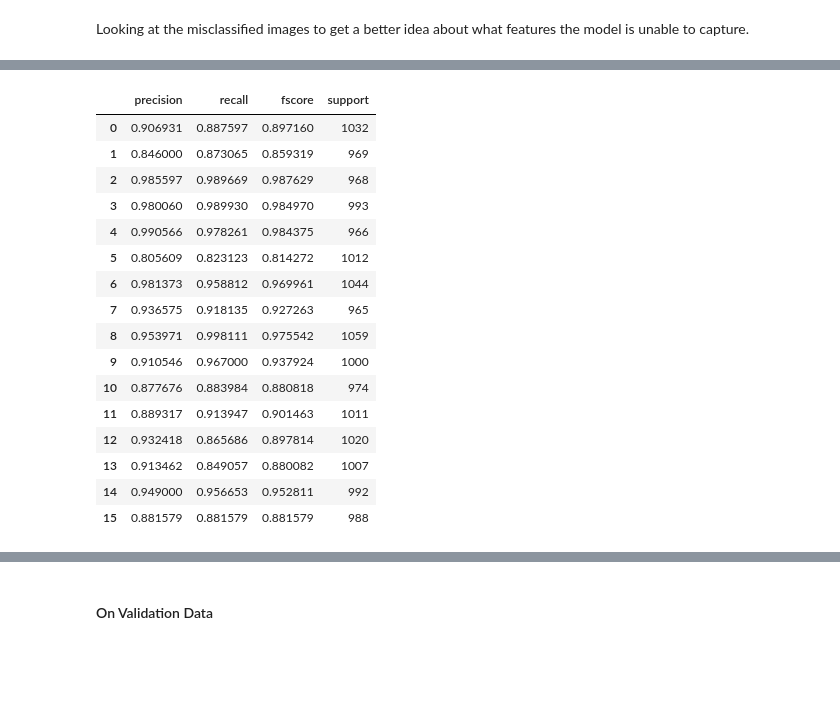
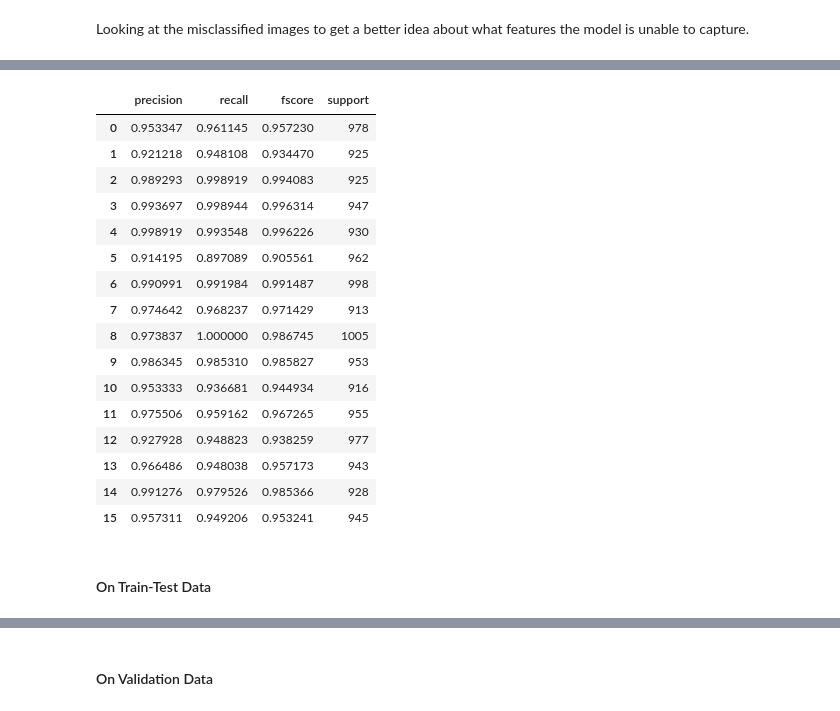
Before and after one commit to RishiDarkDevil/Document-Classification, a Jupyter notebook: EfficientNet-kPiece-Model.ipynb, the cells around one changed output, grey strips where cells are left out. Cells and saved outputs as stored; diff of their text form; code cells hidden in the pictures; blank space fills up the shorter version.

```diff
--- a/EfficientNet-kPiece-Model.ipynb
+++ b/EfficientNet-kPiece-Model.ipynb
@@ -445,19 +706,19 @@ The fine-tuning part of our model.
 # %%
 def ftmodel():
     inputs = Input(shape=(6*1280))
-    x = BatchNormalization()(inputs)
+    x = Flatten()(inputs)
+    x = BatchNormalization()(x)
 
-    top_dropout_rate = 0.2
-    x = Dropout(top_dropout_rate, name='top_dropout_1')(x)
-    x = Dense(2048, name='top_dense_1', kernel_initializer="he_normal", kernel_regularizer=l2(1e-4))(x)
+    top_dropout_rate = 0.3
+    # x = Dropout(top_dropout_rate, name='top_dropout_1')(x)
+    # x = Dense(1024, name='top_dense_1', kernel_initializer="he_normal", kernel_regularizer=l2(5e-5), activation='relu')(x)
+    # x = BatchNormalization()(x)
     x = Dropout(top_dropout_rate, name='top_dropout_2')(x)
-    x = Dense(1024, name='top_dense_2', kernel_initializer="he_normal", kernel_regularizer=l2(1e-4))(x)
-    x = Dropout(top_dropout_rate, name='top_dropout_3')(x)
-    x = Dense(512, name='top_dense_3', kernel_initializer="he_normal", kernel_regularizer=l2(1e-4))(x)
-    x = Dropout(top_dropout_rate, name='top_dropout_final')(x)
-    outputs = Dense(16, activation='softmax', name='pred')(x)
+    # x = Dense(512, name='top_dense_2', kernel_initializer="he_normal", kernel_regularizer=l2(5e-5), activation='relu')(x)
+    # x = BatchNormalization()(x)
+    outputs = Dense(16, activation='softmax', name='pred', kernel_regularizer=l2(5e-5))(x)
 
-    model1 = tf.keras.Model(inputs, outputs, name='EfficientNet-kPiece-FineTune')
+    model1 = tf.keras.Model(inputs, outputs, name='EfficientNet-FineTune')
     return model1
 # %%
 model1 = ftmodel()
@@ -487,15 +751,16 @@ The fine-tuning will be done on the EfficientNet's $1280D$ representation vector
 # %%
 model1.compile(loss = 'sparse_categorical_crossentropy', metrics = ['accuracy'], optimizer = Adam(learning_rate = 0.0003))
 # %%
-# EPOCHS = 2000
-# checkpoint_filepaths = ['./Models/EfficientNet-kP/auto-EffNet-FT-model-weight']
-# model_checkpoint_callback = [tf.keras.callbacks.ModelCheckpoint(
-#     filepath=checkpoint_filepath,
-#     save_weights_only=True,
-#     monitor = "loss",
-#     mode='min',
-#     save_best_only=True) for checkpoint_filepath in checkpoint_filepaths]
+EPOCHS = 2000
+checkpoint_filepaths = ['./Models/EfficientNet-kP/auto-EffNet-FT-model-weight']
+model_checkpoint_callback = [tf.keras.callbacks.ModelCheckpoint(
+    filepath=checkpoint_filepath,
+    save_weights_only=True,
+    monitor = "loss",
+    mode='min',
+    save_best_only=True) for checkpoint_filepath in checkpoint_filepaths]
 # %%
+history = model1.fit(fine_tune_data_train, fine_tune_labels_train, epochs=EPOCHS, batch_size=800, validation_data=(fine_tune_data_test, fine_tune_labels_test), validation_batch_size=800, callbacks=[model_checkpoint_callback])
 # history = model1.fit(fine_tune_data, fine_tune_labels, epochs=EPOCHS, batch_size=1600, callbacks=[model_checkpoint_callback])
-# model1.save_weights("./Models/EfficientNet-kP/effnet-kp-model-weights")
+model1.save_weights("./Models/EfficientNet-kP/effnet-kp-model-weights")
 model1.load_weights('./Models/EfficientNet-kP/effnet-kp-model-weights')
@@ -519,5 +810,5 @@ model1.load_weights('./Models/EfficientNet-kP/effnet-kp-model-weights')
 # %% [markdown]
 Now, after the model is being trained, we will look at the performance of the model on the training set.
 # %%
-train_preds = model1.predict(fine_tune_data)
+train_preds = model1.predict(fine_tune_data_train)
 # %% [output]
@@ -554,26 +846,28 @@ mis_train_data
 # %%
-precision, recall, fscore, support = score(labels['label'], train_pred_labels)
+precision, recall, fscore, support = score(train_labels['label'], train_pred_labels)
 pd.DataFrame({
     'precision': precision,
     'recall': recall,
     'fscore': fscore,
     'support': support
 })
 # %% [output]
 |  | precision | recall | fscore | support |
-| 0 | 0.906931 | 0.887597 | 0.897160 | 1032 |
-| 1 | 0.846000 | 0.873065 | 0.859319 | 969 |
-| 2 | 0.985597 | 0.989669 | 0.987629 | 968 |
-| 3 | 0.980060 | 0.989930 | 0.984970 | 993 |
-| 4 | 0.990566 | 0.978261 | 0.984375 | 966 |
-| 5 | 0.805609 | 0.823123 | 0.814272 | 1012 |
-| 6 | 0.981373 | 0.958812 | 0.969961 | 1044 |
-| 7 | 0.936575 | 0.918135 | 0.927263 | 965 |
-| 8 | 0.953971 | 0.998111 | 0.975542 | 1059 |
-| 9 | 0.910546 | 0.967000 | 0.937924 | 1000 |
-| 10 | 0.877676 | 0.883984 | 0.880818 | 974 |
-| 11 | 0.889317 | 0.913947 | 0.901463 | 1011 |
-| 12 | 0.932418 | 0.865686 | 0.897814 | 1020 |
-| 13 | 0.913462 | 0.849057 | 0.880082 | 1007 |
-| 14 | 0.949000 | 0.956653 | 0.952811 | 992 |
-| 15 | 0.881579 | 0.881579 | 0.881579 | 988 |
+| 0 | 0.953347 | 0.961145 | 0.957230 | 978 |
+| 1 | 0.921218 | 0.948108 | 0.934470 | 925 |
+| 2 | 0.989293 | 0.998919 | 0.994083 | 925 |
+| 3 | 0.993697 | 0.998944 | 0.996314 | 947 |
+| 4 | 0.998919 | 0.993548 | 0.996226 | 930 |
+| 5 | 0.914195 | 0.897089 | 0.905561 | 962 |
+| 6 | 0.990991 | 0.991984 | 0.991487 | 998 |
+| 7 | 0.974642 | 0.968237 | 0.971429 | 913 |
+| 8 | 0.973837 | 1.000000 | 0.986745 | 1005 |
+| 9 | 0.986345 | 0.985310 | 0.985827 | 953 |
+| 10 | 0.953333 | 0.936681 | 0.944934 | 916 |
+| 11 | 0.975506 | 0.959162 | 0.967265 | 955 |
+| 12 | 0.927928 | 0.948823 | 0.938259 | 977 |
+| 13 | 0.966486 | 0.948038 | 0.957173 | 943 |
+| 14 | 0.991276 | 0.979526 | 0.985366 | 928 |
+| 15 | 0.957311 | 0.949206 | 0.953241 | 945 |
+# %% [markdown]
+#### On Train-Test Data
```
Also changed, not shown: parts of 95 cells of this notebook.
